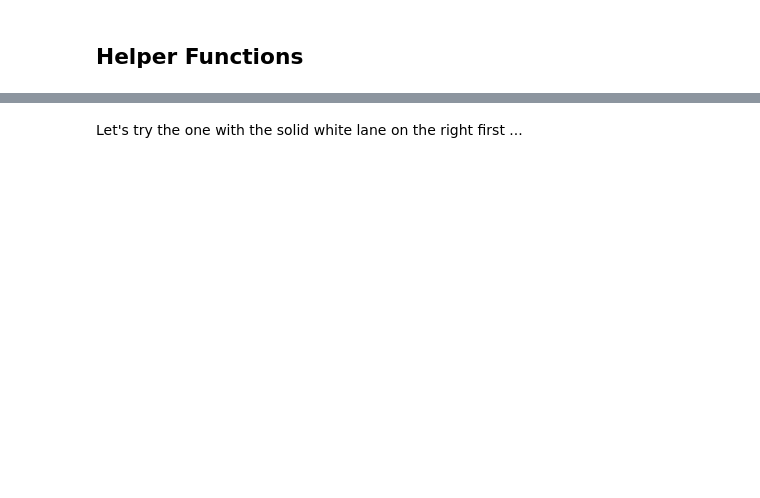
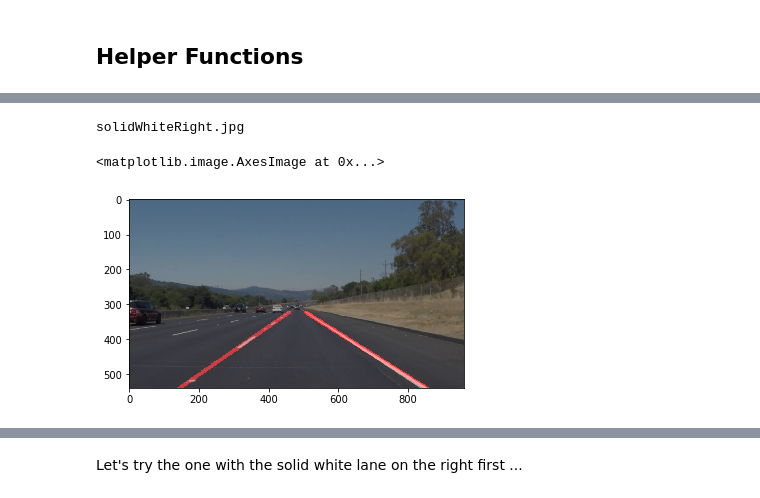
Before and after one commit to ishipachev/UdacitySDCND-CarND-LaneLines-P1, a Jupyter notebook: P1_res.ipynb, the cells around one changed output, grey strips where cells are left out. Cells and saved outputs as stored; diff of their text form; code cells hidden in the pictures; blank space fills up the shorter version.

```diff
--- a/P1_res.ipynb
+++ b/P1_res.ipynb
@@ -253,0 +315,10 @@ imageio.plugins.ffmpeg.download()
+# %%
+image_path = image_list[1]
+image = mpimg.imread(image_path)
+res_image = process_image(image)
+print(os.path.basename(image_path))
+plt.imshow(res_image)
+# %% [output]
+solidWhiteRight.jpg
+<matplotlib.image.AxesImage at 0x...>
+[figure, added]
```
Also changed, not shown: parts of 43 cells of this notebook, 17 other files.
